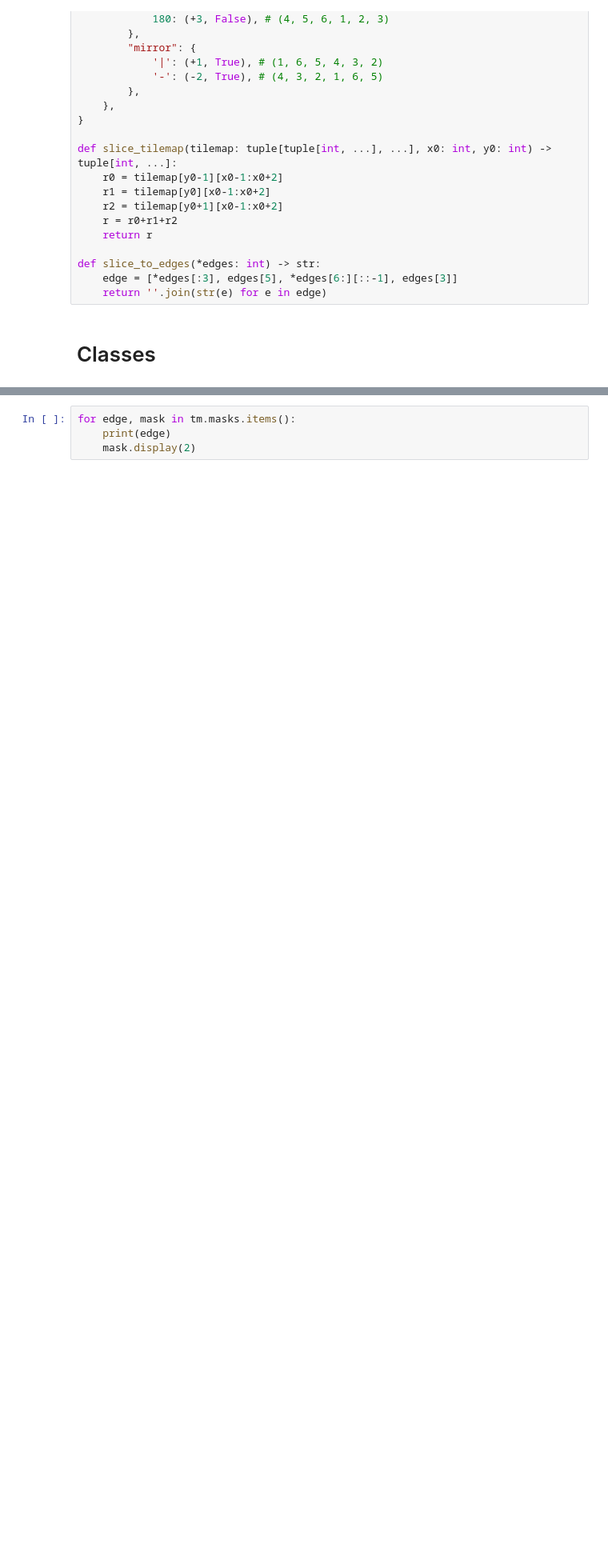
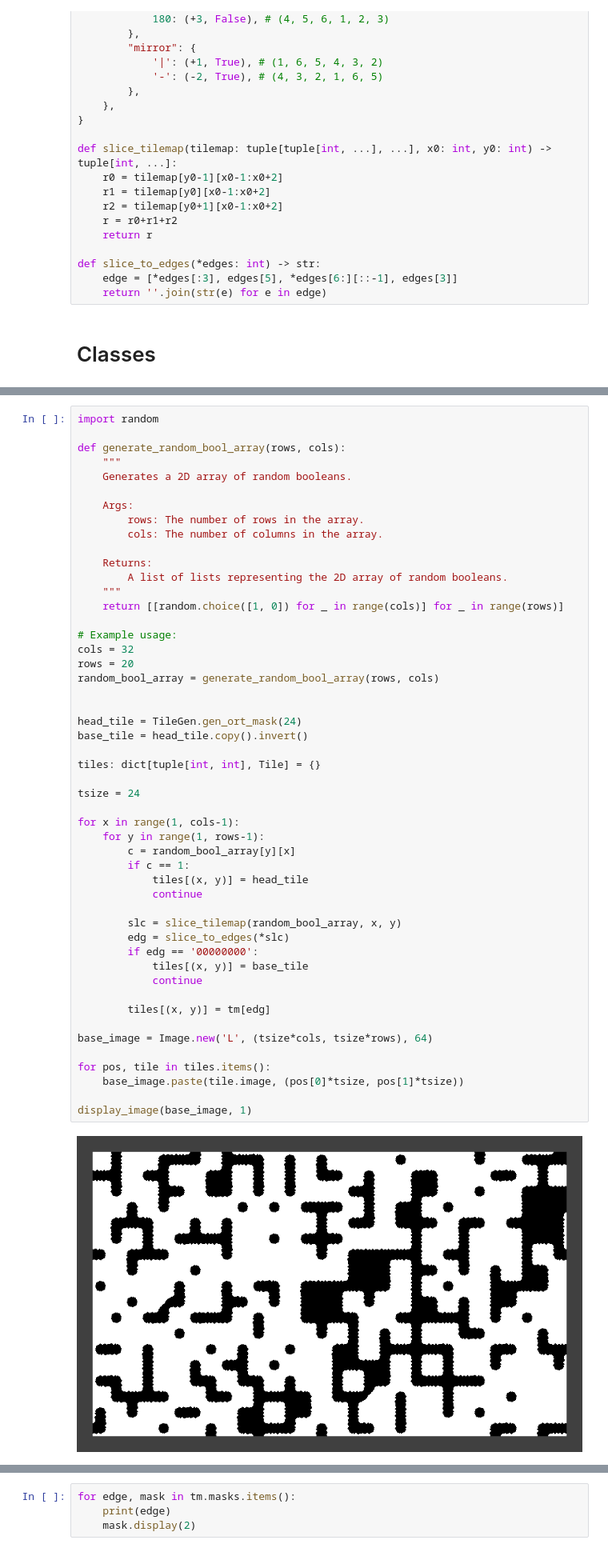
Before and after one commit to ArthurBohn95/python_gamedev_studies, a Jupyter notebook: Image Studies/Tiling Studies/_main/tiling3.ipynb, the cells around one changed output, grey strips where cells are left out. Shown at 80% size. Cells and saved outputs as stored; diff of their text form; blank space fills up the shorter version.

Commit message:
added tilemap parser

```diff
--- a/Image Studies/Tiling Studies/_main/tiling3.ipynb
+++ b/Image Studies/Tiling Studies/_main/tiling3.ipynb
@@ -1246,0 +1419,52 @@ display_image(base_image, 2)
+# %%
+import random
+
+def generate_random_bool_array(rows, cols):
+    """
+    Generates a 2D array of random booleans.
+
+    Args:
+        rows: The number of rows in the array.
+        cols: The number of columns in the array.
+
+    Returns:
+        A list of lists representing the 2D array of random booleans.
+    """
+    return [[random.choice([1, 0]) for _ in range(cols)] for _ in range(rows)]
+
+# Example usage:
+cols = 32
+rows = 20
+random_bool_array = generate_random_bool_array(rows, cols)
+
+
+head_tile = TileGen.gen_ort_mask(24)
+base_tile = head_tile.copy().invert()
+
+tiles: dict[tuple[int, int], Tile] = {}
+
+tsize = 24
+
+for x in range(1, cols-1):
+    for y in range(1, rows-1):
+        c = random_bool_array[y][x]
+        if c == 1:
+            tiles[(x, y)] = head_tile
+            continue
+
+        slc = slice_tilemap(random_bool_array, x, y)
+        edg = slice_to_edges(*slc)
+        if edg == '00000000':
+            tiles[(x, y)] = base_tile
+            continue
+
+        tiles[(x, y)] = tm[edg]
+
+base_image = Image.new('L', (tsize*cols, tsize*rows), 64)
+
+for pos, tile in tiles.items():
+    base_image.paste(tile.image, (pos[0]*tsize, pos[1]*tsize))
+
+display_image(base_image, 1)
+# %% [output]
+[figure, added]
```
Also changed, not shown: parts of 8 cells of this notebook, 2 other files.
